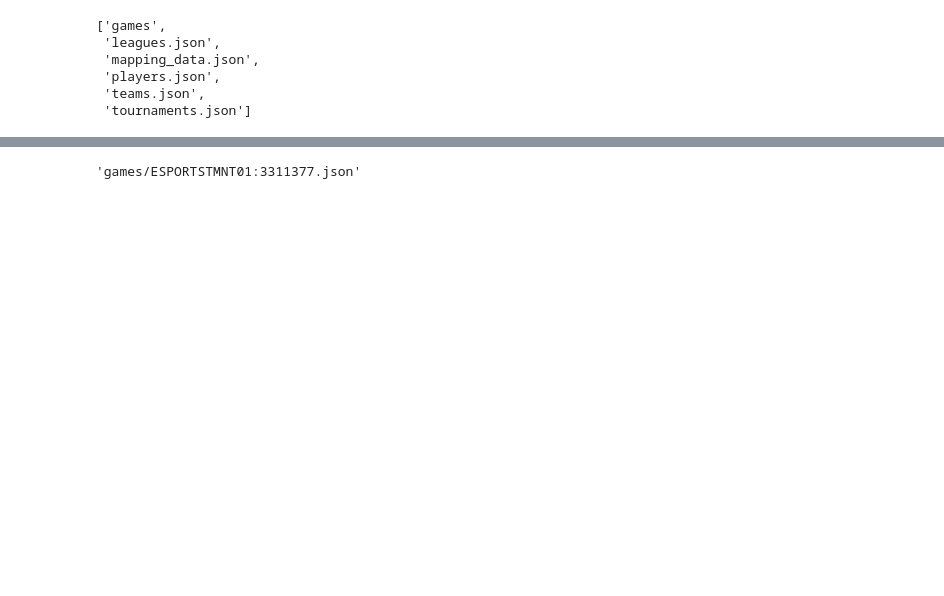
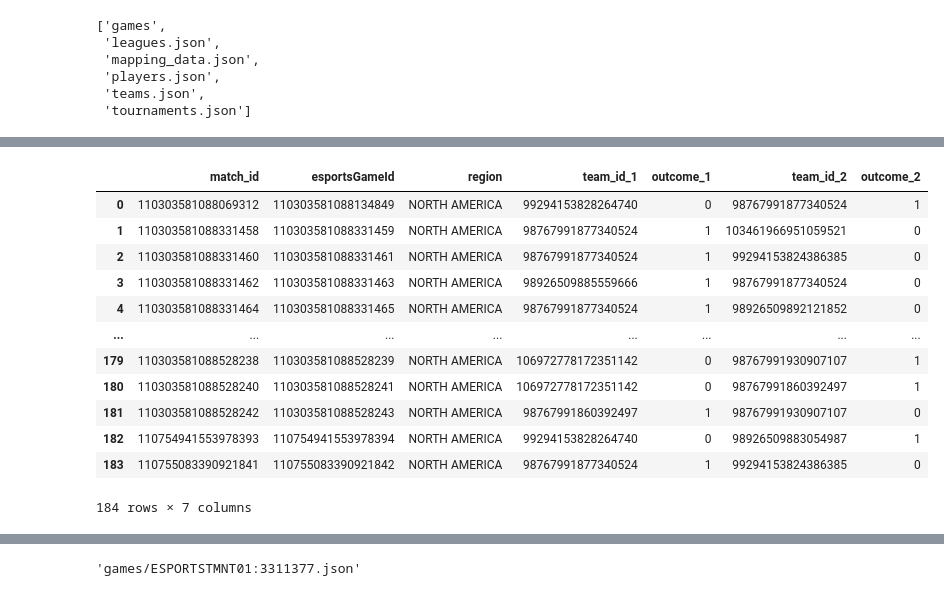
Before and after one commit to brjhsu/LeagueRankings, a Jupyter notebook: LCS Predictions v2.ipynb, the cells around one changed output, grey strips where cells are left out. Cells and saved outputs as stored; diff of their text form; code cells hidden in the pictures; blank space fills up the shorter version.

Commit message:
Adding Tournament aggregation and processing

```diff
--- a/LCS Predictions v2.ipynb
+++ b/LCS Predictions v2.ipynb
@@ -15,6 +29,25 @@ os.listdir()
  'players.json',
  'teams.json',
  'tournaments.json']
+# %%
+# Read in teams data
+with open("teams.json", "r") as json_file:
+   teams_data = json.load(json_file)
+# %%
+# Read in leagues data
+with open("leagues.json", "r") as json_file:
+   leagues_data = json.load(json_file)
+
+# Iterate through leagues_data and create a dataframe with the league_id, league_name, and league_region
+leagues_df = []
+for league in leagues_data:
+    league_id = league['id']
+    league_name = league['name']
+    league_region = league['region']
+    league_tournaments = [x['id'] for x in league['tournaments']]
+    league_df_sub = pd.DataFrame({'league_id':league_id, 'league_name':league_name, 'league_region':league_region, 'league_tournaments':league_tournaments})
+    leagues_df.append(league_df_sub)
+leagues_df = pd.concat(leagues_df)
 # %%
 # Read in tournament data
 with open("tournaments.json", "r") as json_file:
@@ -33,10 +123,18 @@ tournament_data = [x for x in tournament_data_all if x['slug']=='lcs_summer_2023
 # %%
 
 class TournamentDataProcessor:
-    def __init__(self, tournament_data):
+    def __init__(self, tournament_data, leagues_data):
+        # Leagues_data is a list of dictionaries with the league_id, league_name, and league_region so that we can designate tournament region
         self.tournament_data = tournament_data
+        self.tournament_id = tournament_data['id']
+        self.tournament_league_id = tournament_data['leagueId']
         self.tournament_name = tournament_data['slug']
         self.tournament_stages = [x['name'] for x in tournament_data['stages']]
+        tournament_leagues = leagues_data[leagues_data['league_id']==self.tournament_league_id]
+        try:
+            self.tournament_region = tournament_leagues['league_region'][0]
+        except IndexError:
+            raise ValueError(f"League ID {self.tournament_league_id} not found in leagues data")
 
     def get_tournament_stages(self):
         return [[x['name'], len(x['sections'])] for x in self.tournament_data['stages']]
@@ -92,7 +190,7 @@ class TournamentDataProcessor:
                     team_ids.append(team['id'])
                     team_outcome = 1 if team['result']['outcome'] == 'win' else 0
                     team_outcomes.append(team_outcome)
-                game_tables.append(pd.DataFrame({'match_id': match_id, 'esportsGameId': game_id,
+                game_tables.append(pd.DataFrame({'match_id': match_id, 'esportsGameId': game_id, 'region': self.tournament_region,
                                                  'team_id_1': team_ids[0], 'outcome_1': team_outcomes[0],
                                                  'team_id_2': team_ids[1], 'outcome_2': team_outcomes[1]}, index=[0]))
         return pd.concat(game_tables, ignore_index=True)
@@ -113,8 +211,24 @@ class TournamentDataProcessor:
         # Want to ensure that there's symmetry between the teams and outcomes to prevent overfitting
         return pd.concat([data, TournamentDataProcessor.swap_columns(data, ['team_id_1', 'outcome_1'], ['team_id_2', 'outcome_2'])], ignore_index=True)
 # %%
-tournament_data_processor = TournamentDataProcessor(tournament_data)
+tournament_data_processor = TournamentDataProcessor(tournament_data, leagues_df)
 training_data, testing_data = tournament_data_processor.get_tournament_data()
+# %%
+training_data
+# %% [output]
+|  | match_id | esportsGameId | region | team_id_1 | outcome_1 | team_id_2 | outcome_2 |
+| 0 | 110303581088069312 | 110303581088134849 | NORTH AMERICA | 99294153828264740 | 0 | 98767991877340524 | 1 |
+| 1 | 110303581088331458 | 110303581088331459 | NORTH AMERICA | 98767991877340524 | 1 | 103461966951059521 | 0 |
+| 2 | 110303581088331460 | 110303581088331461 | NORTH AMERICA | 98767991877340524 | 1 | 99294153824386385 | 0 |
+| 3 | 110303581088331462 | 110303581088331463 | NORTH AMERICA | 98926509885559666 | 1 | 98767991877340524 | 0 |
+| 4 | 110303581088331464 | 110303581088331465 | NORTH AMERICA | 98767991877340524 | 1 | 98926509892121852 | 0 |
+| ... | ... | ... | ... | ... | ... | ... | ... |
+| 179 | 110303581088528238 | 110303581088528239 | NORTH AMERICA | 106972778172351142 | 0 | 98767991930907107 | 1 |
+| 180 | 110303581088528240 | 110303581088528241 | NORTH AMERICA | 106972778172351142 | 0 | 98767991860392497 | 1 |
+| 181 | 110303581088528242 | 110303581088528243 | NORTH AMERICA | 98767991860392497 | 1 | 98767991930907107 | 0 |
+| 182 | 110754941553978393 | 110754941553978394 | NORTH AMERICA | 99294153828264740 | 0 | 98926509883054987 | 1 |
+| 183 | 110755083390921841 | 110755083390921842 | NORTH AMERICA | 98767991877340524 | 1 | 99294153824386385 | 0 |
+184 rows × 7 columns
 # %%
 os.path.exists(f"games/{platform_game_id}.json")
 # %% [output]
```
Also changed, not shown: parts of 10 cells of this notebook, 12 other files.
